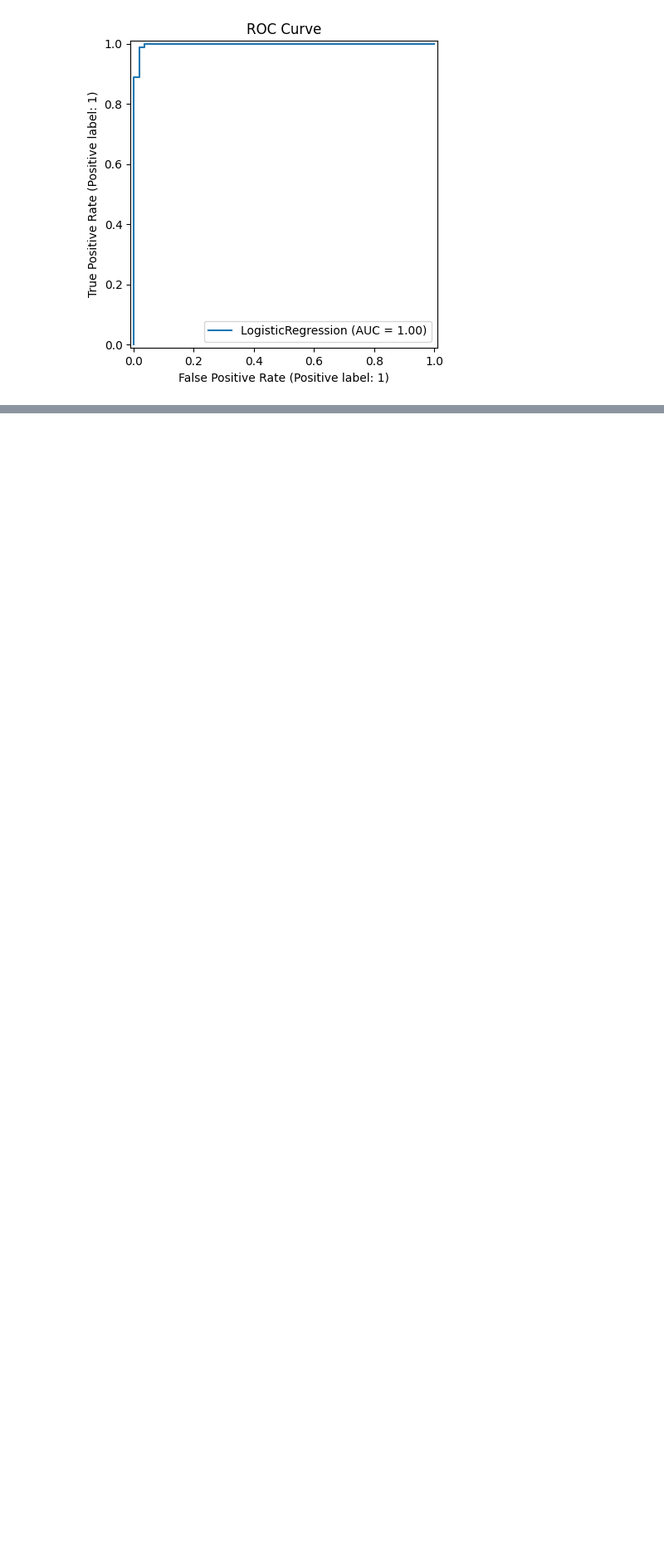
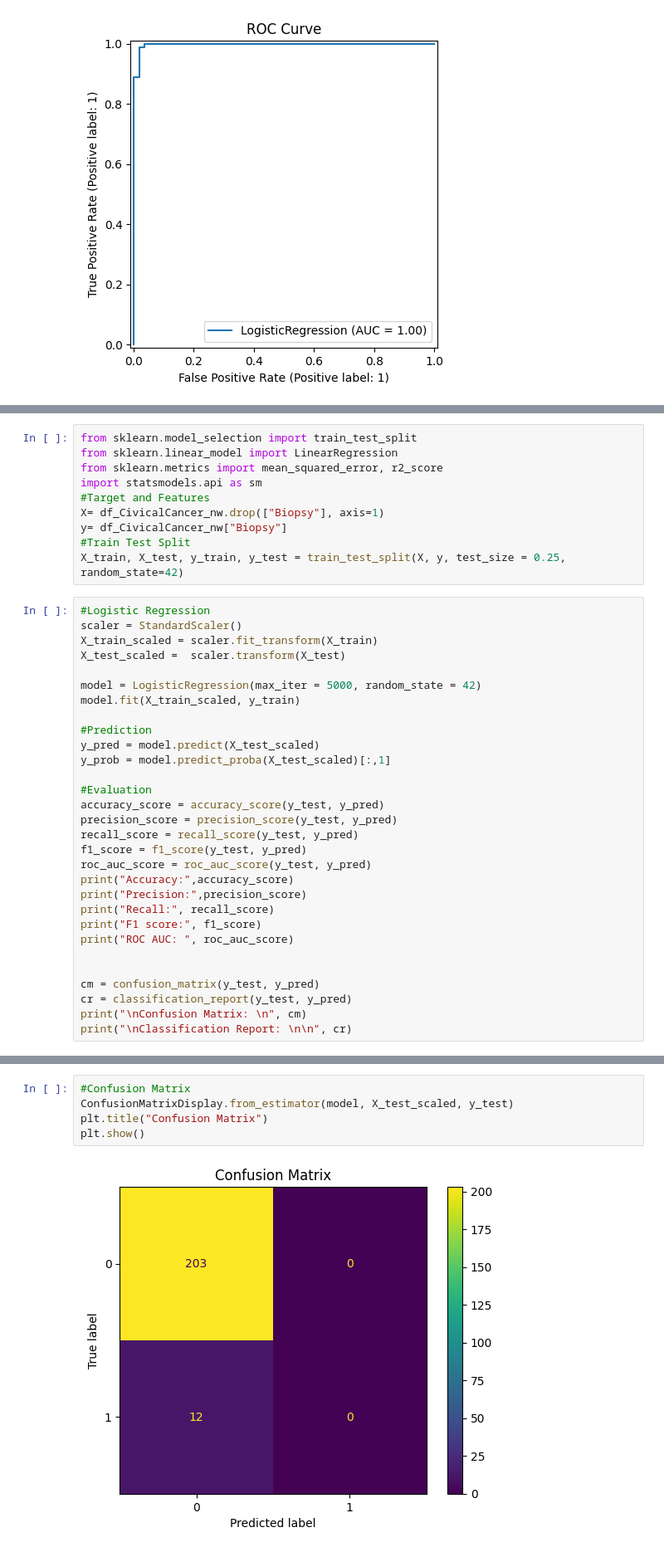
Before and after one commit to Jbaner/OMDSModC_Capstone_Project, a Jupyter notebook: OMDS_ModC_Week4_Banerjee_Jayeeta.ipynb, the cells around one changed output, grey strips where cells are left out. Shown at 83% size. Saved outputs shown, nothing was run; the diff lists cells and outputs as text; blank space fills up the shorter version.

```diff
--- a/OMDS_ModC_Week4_Banerjee_Jayeeta.ipynb
+++ b/OMDS_ModC_Week4_Banerjee_Jayeeta.ipynb
@@ -446,0 +426,40 @@ plt.show()
+# %%
+from sklearn.model_selection import train_test_split
+from sklearn.linear_model import LinearRegression
+from sklearn.metrics import mean_squared_error, r2_score
+import statsmodels.api as sm
+#Target and Features
+X= df_CivicalCancer_nw.drop(["Biopsy"], axis=1)
+y= df_CivicalCancer_nw["Biopsy"]
+#Train Test Split
+X_train, X_test, y_train, y_test = train_test_split(X, y, test_size = 0.25, random_state=42)
+# %%
+#Logistic Regression
+scaler = StandardScaler()
+X_train_scaled = scaler.fit_transform(X_train)
+X_test_scaled =  scaler.transform(X_test)
+
+model = LogisticRegression(max_iter = 5000, random_state = 42)
+model.fit(X_train_scaled, y_train)
+
+#Prediction
+y_pred = model.predict(X_test_scaled)
+y_prob = model.predict_proba(X_test_scaled)[:,1]
+
+#Evaluation
+accuracy_score = accuracy_score(y_test, y_pred)
+precision_score = precision_score(y_test, y_pred)
+recall_score = recall_score(y_test, y_pred)
+f1_score = f1_score(y_test, y_pred)
+roc_auc_score = roc_auc_score(y_test, y_pred)
+print("Accuracy:",accuracy_score)
+print("Precision:",precision_score)
+print("Recall:", recall_score)
+print("F1 score:", f1_score)
+print("ROC AUC: ", roc_auc_score)
+
+
+cm = confusion_matrix(y_test, y_pred)
+cr = classification_report(y_test, y_pred)
+print("\nConfusion Matrix: \n", cm)
+print("\nClassification Report: \n\n", cr)
@@ -446,0 +487,7 @@ plt.show()
+# %%
+#Confusion Matrix
+ConfusionMatrixDisplay.from_estimator(model, X_test_scaled, y_test)
+plt.title("Confusion Matrix")
+plt.show()
+# %% [output]
+[figure, added]
```
Also changed, not shown: parts of 13 cells of this notebook.
